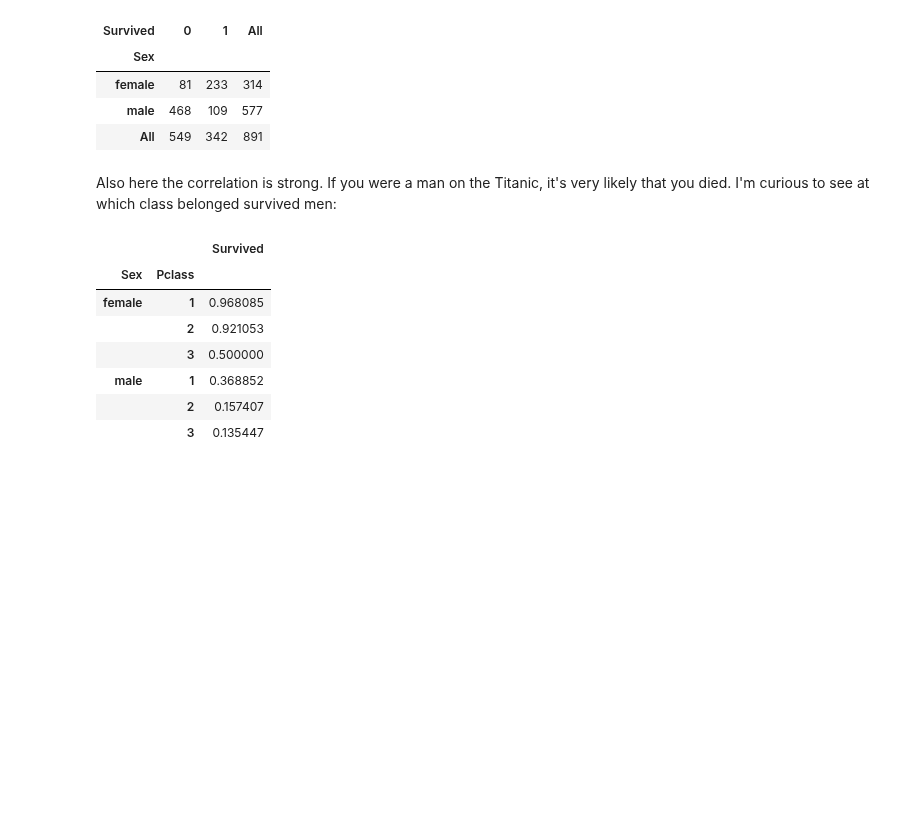
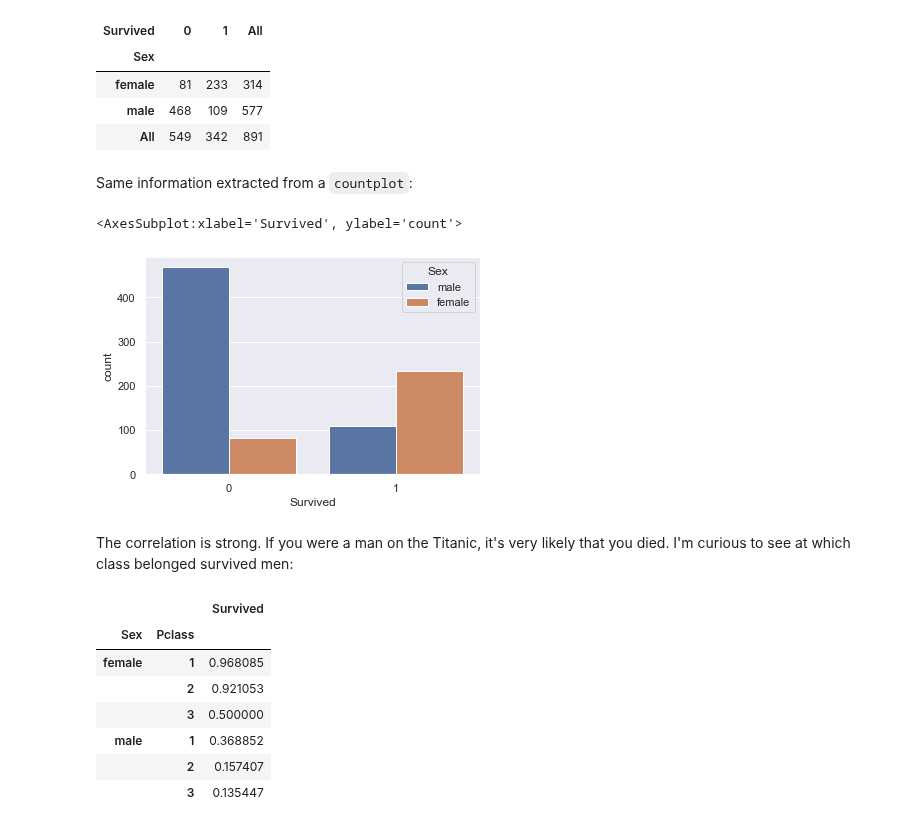
Before and after one commit to rbuzzini/Python, a Jupyter notebook: Fun Projects/Titanic Analysis.ipynb, the cells around one changed output. Saved outputs shown, nothing was run; the diff lists cells and outputs as text; code cells hidden in the pictures; blank space fills up the shorter version.

Commit message:
Titanic EDA modified

```diff
--- a/Fun Projects/Titanic Analysis.ipynb
+++ b/Fun Projects/Titanic Analysis.ipynb
@@ -189,8 +203,15 @@ pd.crosstab(train['Sex'], train['Survived'], margins=True)
 | female | 81 | 233 | 314 |
 | male | 468 | 109 | 577 |
 | All | 549 | 342 | 891 |
+# %% [markdown]
+Same information extracted from a `countplot`:
+# %%
+sns.countplot(x='Survived', hue='Sex', data=train)
+# %% [output]
+<AxesSubplot:xlabel='Survived', ylabel='count'>
+[figure, added]
 # %% [markdown]
-Also here the correlation is strong. If you were a man on the Titanic, it's very likely that you died.
+The correlation is strong. If you were a man on the Titanic, it's very likely that you died.
 I'm curious to see at which class belonged survived men:
 # %%
 pd.pivot_table(data=train, index=['Sex', 'Pclass'], values='Survived')
```
Also changed, not shown: parts of 8 cells of this notebook.
